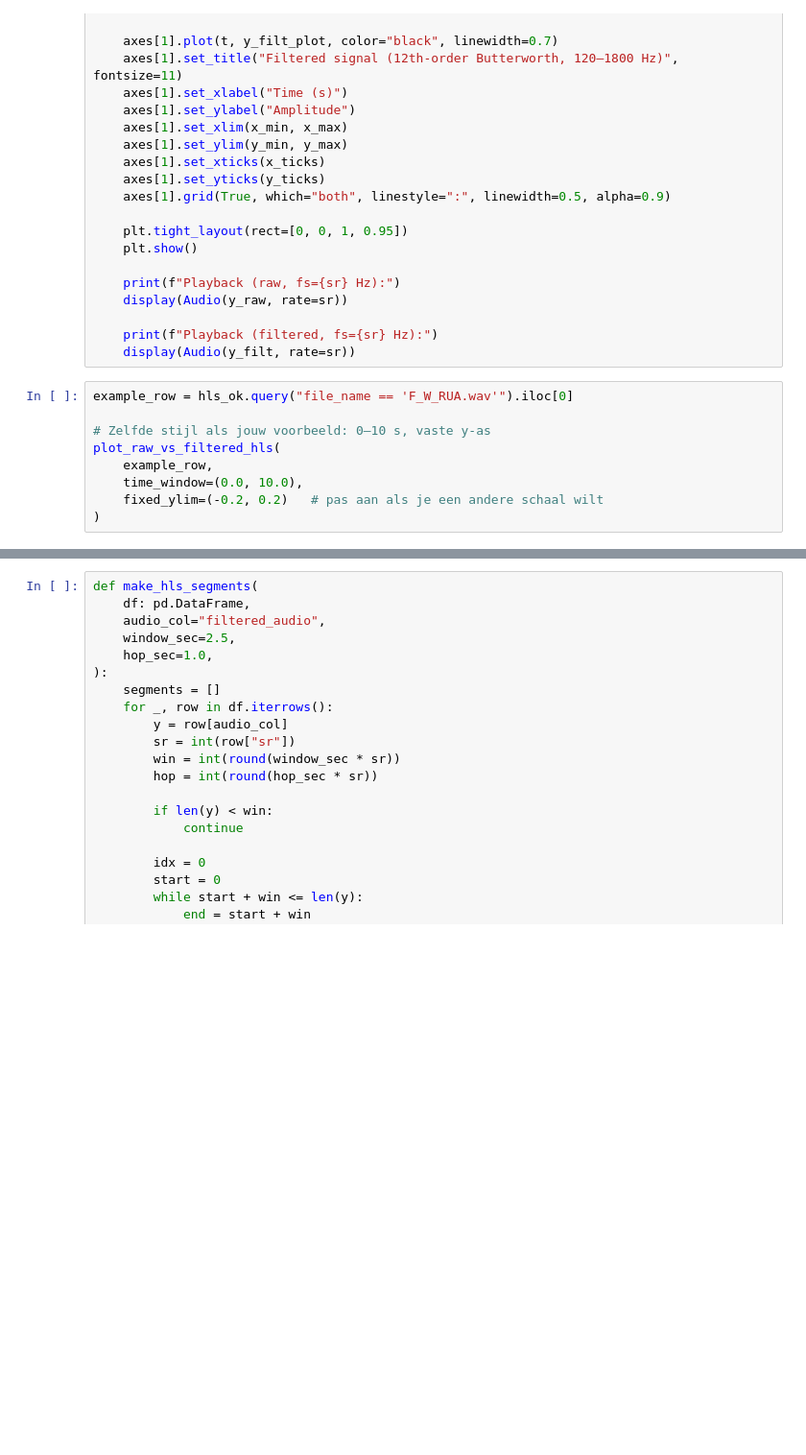
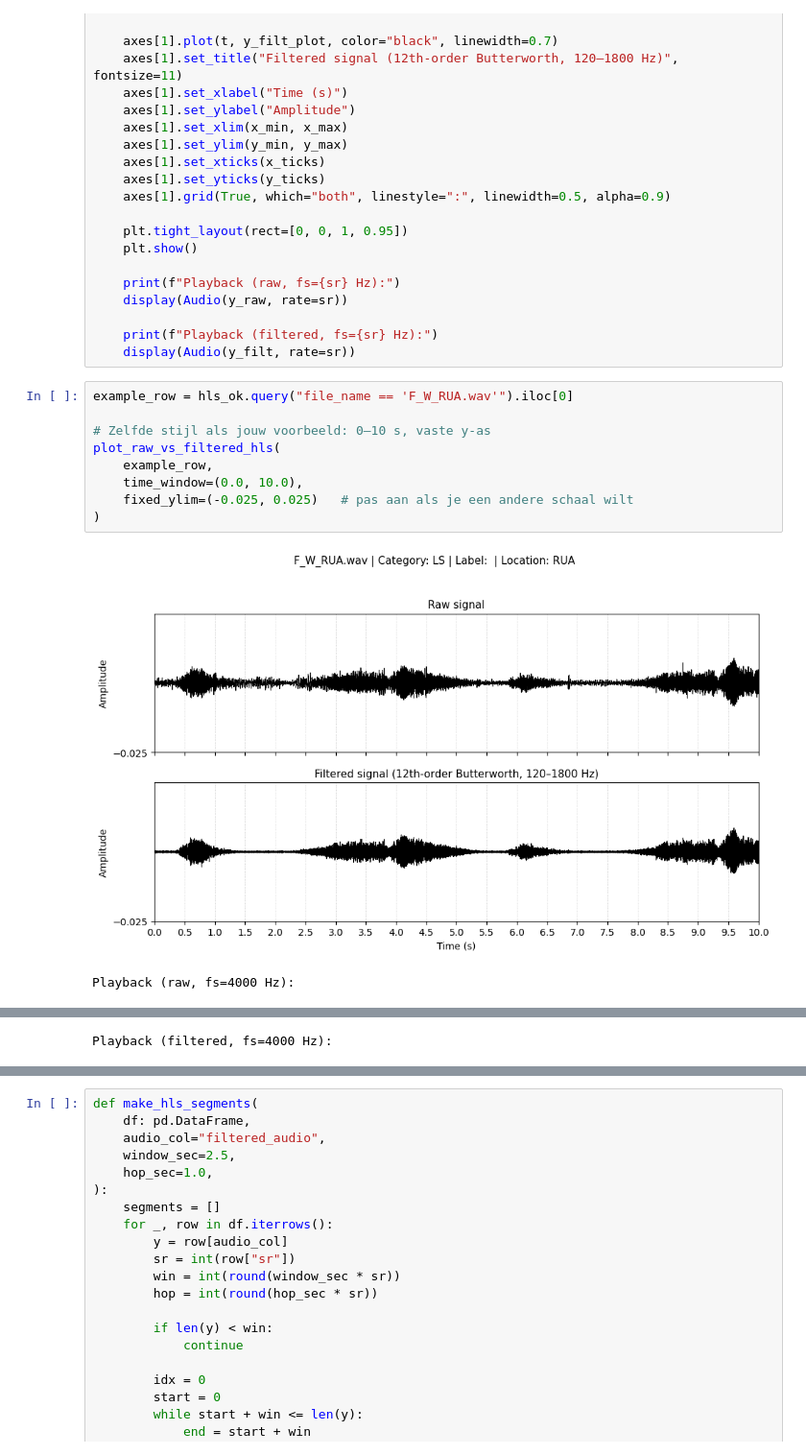
Before and after one commit to EsmeeK1/AI-Onderzoeksvragen, a Jupyter notebook: research_questions/heart_and_lungsounds/notebooks/hls_cmds/2_hls_cmds_prep.ipynb, the cells around one changed output, grey strips where cells are left out. Shown at 96% size. Drawn from its saved outputs; the diff is of its cells as text; blank space fills up the shorter version.

```diff
--- a/research_questions/heart_and_lungsounds/notebooks/hls_cmds/2_hls_cmds_prep.ipynb
+++ b/research_questions/heart_and_lungsounds/notebooks/hls_cmds/2_hls_cmds_prep.ipynb
@@ -232,9 +255,12 @@ def plot_raw_vs_filtered_hls(
 # %%
 example_row = hls_ok.query("file_name == 'F_W_RUA.wav'").iloc[0]
 
 # Zelfde stijl als jouw voorbeeld: 0–10 s, vaste y-as
 plot_raw_vs_filtered_hls(
     example_row,
     time_window=(0.0, 10.0),
-    fixed_ylim=(-0.2, 0.2)   # pas aan als je een andere schaal wilt
+    fixed_ylim=(-0.025, 0.025)   # pas aan als je een andere schaal wilt
 )
+# %% [output]
+[figure, added]
+Playback (raw, fs=4000 Hz):
@@ -240,0 +268 @@ plot_raw_vs_filtered_hls(
+Playback (filtered, fs=4000 Hz):
```
Also changed, not shown: parts of 11 cells of this notebook, 5 other files.
